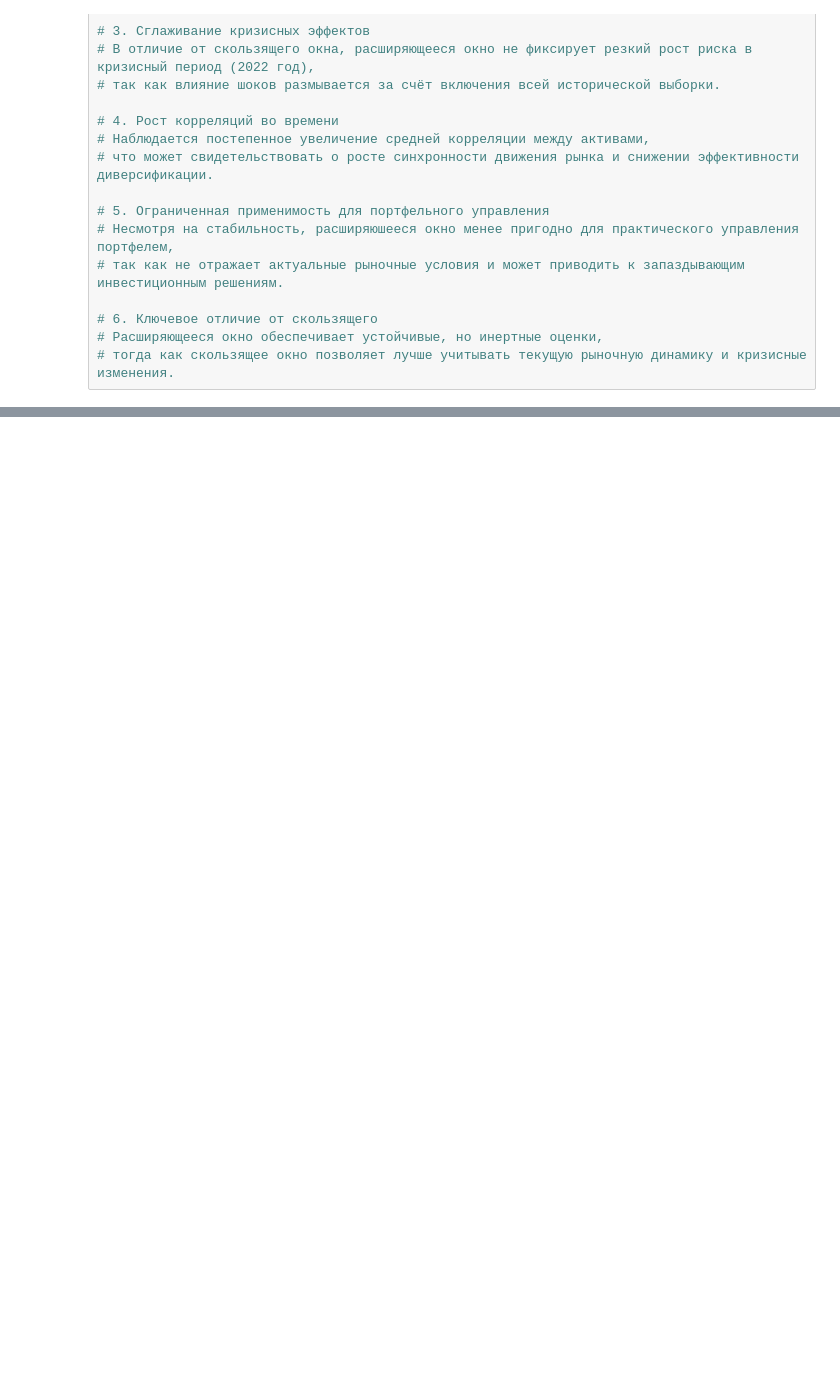
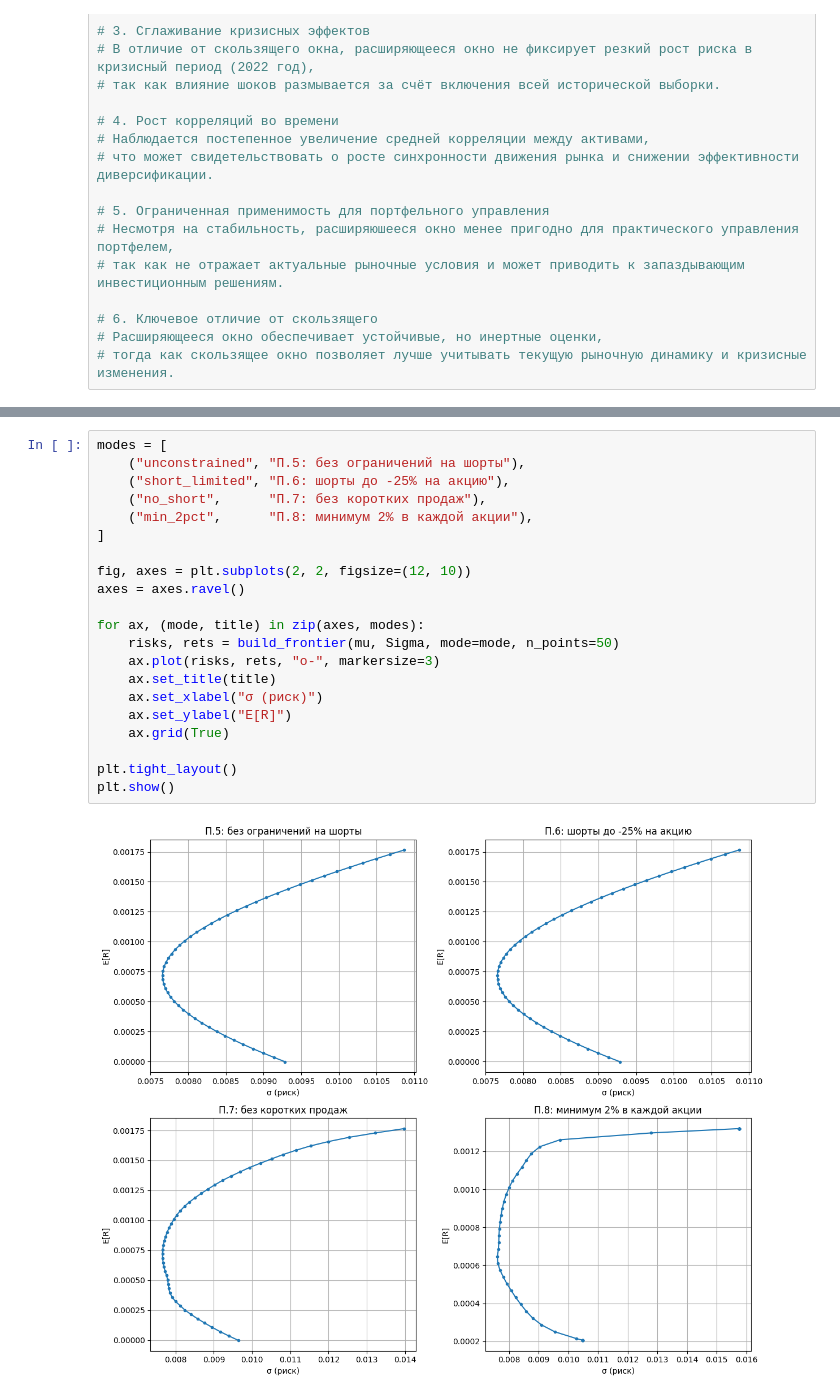
Before and after one commit to mastartseva/risk_management_project_1, a Jupyter notebook: ver1.ipynb, the cells around one changed output, grey strips where cells are left out. Drawn from its saved outputs; the diff is of its cells as text; blank space fills up the shorter version.

```diff
--- a/ver1.ipynb
+++ b/ver1.ipynb
@@ -598,0 +839,23 @@ comparison_df
+# %%
+modes = [
+    ("unconstrained", "П.5: без ограничений на шорты"),
+    ("short_limited", "П.6: шорты до -25% на акцию"),
+    ("no_short",      "П.7: без коротких продаж"),
+    ("min_2pct",      "П.8: минимум 2% в каждой акции"),
+]
+
+fig, axes = plt.subplots(2, 2, figsize=(12, 10))
+axes = axes.ravel()
+
+for ax, (mode, title) in zip(axes, modes):
+    risks, rets = build_frontier(mu, Sigma, mode=mode, n_points=50)
+    ax.plot(risks, rets, "o-", markersize=3)
+    ax.set_title(title)
+    ax.set_xlabel("σ (риск)")
+    ax.set_ylabel("E[R]")
+    ax.grid(True)
+
+plt.tight_layout()
+plt.show()
+# %% [output]
+[figure, added]
```
Also changed, not shown: parts of 28 cells of this notebook, 1 other file.
